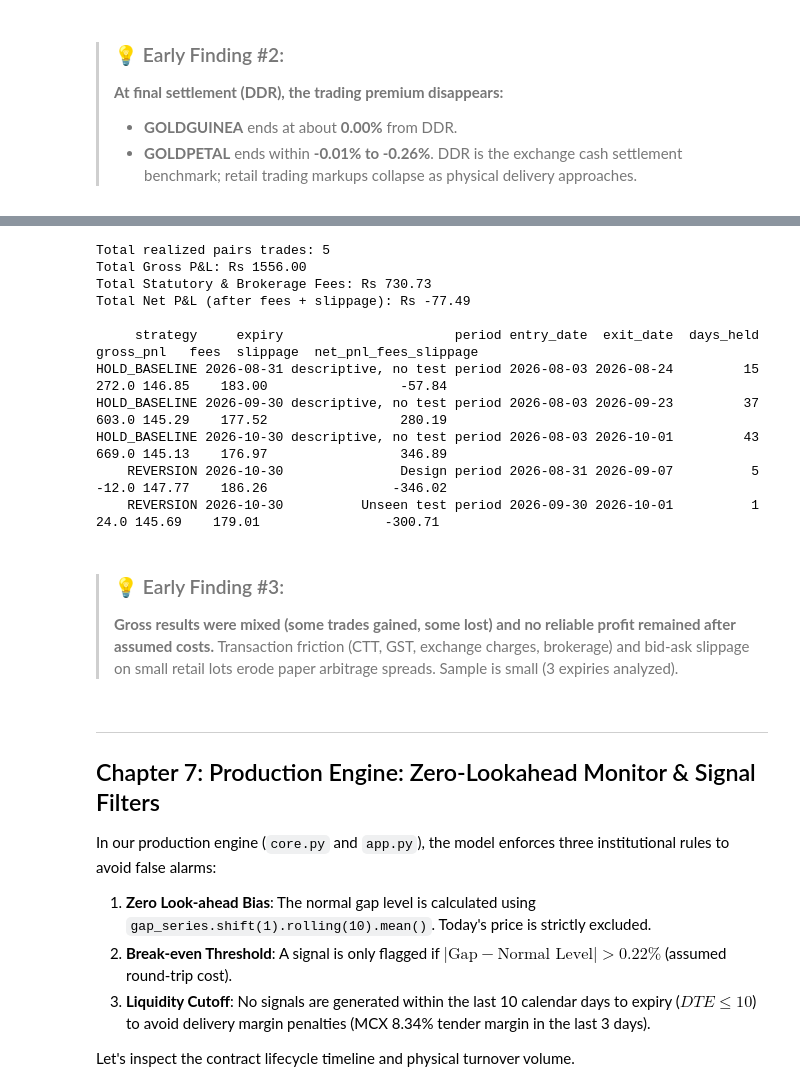
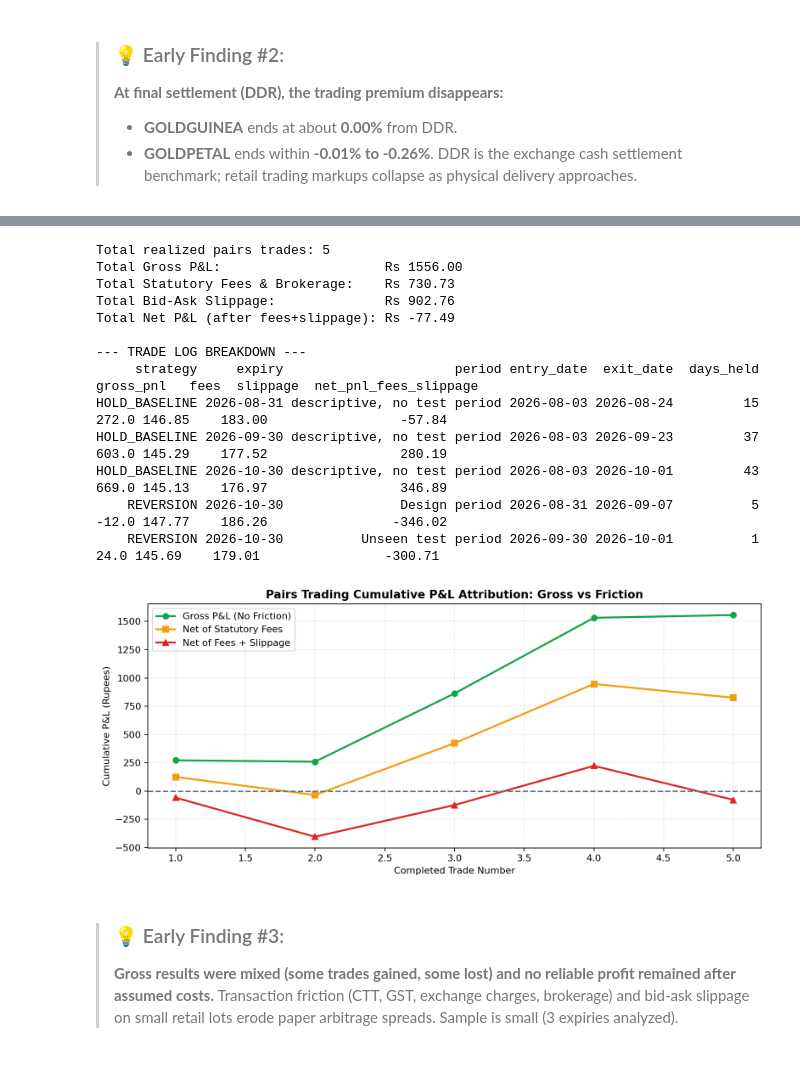
Before and after one commit to dhir-1/Mcx-gold-dhir, a Jupyter notebook: walkthrough.ipynb, the cells around one changed output, grey strips where cells are left out. Cells and saved outputs as stored; diff of their text form; code cells hidden in the pictures.

```diff
--- a/walkthrough.ipynb
+++ b/walkthrough.ipynb
@@ -272,40 +359,48 @@ Let's inspect the realized trade log from `results_bt/trades.csv`.
 # %%
-# Load realized backtest trades
+# Load realized backtest trades from results_bt/trades.csv
 df_trades = core.load_trades_data("results_bt/trades.csv")
 display_cols = ['strategy', 'expiry', 'period', 'entry_date', 'exit_date', 'days_held', 'gross_pnl', 'fees', 'slippage', 'net_pnl_fees_slippage']
 existing_cols = [c for c in display_cols if c in df_trades.columns]
+
 print(f"Total realized pairs trades: {len(df_trades)}")
-if 'gross_pnl' in df_trades.columns:
-    print(f"Total Gross P&L: Rs {df_trades['gross_pnl'].sum():.2f}")
-if 'fees' in df_trades.columns:
-    print(f"Total Statutory & Brokerage Fees: Rs {df_trades['fees'].sum():.2f}")
-if 'net_pnl_fees_slippage' in df_trades.columns:
-    print(f"Total Net P&L (after fees + slippage): Rs {df_trades['net_pnl_fees_slippage'].sum():.2f}")
+print(f"Total Gross P&L:                     Rs {df_trades['gross_pnl'].sum():.2f}")
+print(f"Total Statutory Fees & Brokerage:    Rs {df_trades['fees'].sum():.2f}")
+print(f"Total Bid-Ask Slippage:              Rs {df_trades['slippage'].sum():.2f}")
+print(f"Total Net P&L (after fees+slippage): Rs {df_trades['net_pnl_fees_slippage'].sum():.2f}")
 
-df_trades[existing_cols]
+print("\n--- TRADE LOG BREAKDOWN ---")
+print(df_trades[existing_cols].to_string(index=False))
 # %% [output]
 Total realized pairs trades: 5
-Total Gross P&L: Rs 1556.00
-Total Statutory & Brokerage Fees: Rs 730.73
-Total Net P&L (after fees + slippage): Rs -77.49
+Total Gross P&L:                     Rs 1556.00
+Total Statutory Fees & Brokerage:    Rs 730.73
+Total Bid-Ask Slippage:              Rs 902.76
+Total Net P&L (after fees+slippage): Rs -77.49
 
+--- TRADE LOG BREAKDOWN ---
      strategy     expiry                      period entry_date  exit_date  days_held  gross_pnl   fees  slippage  net_pnl_fees_slippage
 HOLD_BASELINE 2026-08-31 descriptive, no test period 2026-08-03 2026-08-24         15      272.0 146.85    183.00                 -57.84
 HOLD_BASELINE 2026-09-30 descriptive, no test period 2026-08-03 2026-09-23         37      603.0 145.29    177.52                 280.19
 HOLD_BASELINE 2026-10-30 descriptive, no test period 2026-08-03 2026-10-01         43      669.0 145.13    176.97                 346.89
     REVERSION 2026-10-30               Design period 2026-08-31 2026-09-07          5      -12.0 147.77    186.26                -346.02
     REVERSION 2026-10-30          Unseen test period 2026-09-30 2026-10-01          1       24.0 145.69    179.01                -300.71
+# %%
+# Plot cumulative P&L progression across trade sequence
+fig, ax = plt.subplots(figsize=(10, 4.5), dpi=160)
+trade_indices = range(1, len(df_trades) + 1)
+ax.plot(trade_indices, df_trades.sort_values('exit_date')['gross_pnl'].cumsum(), marker='o', label='Gross P&L (No Friction)', color='#16A34A', linewidth=2)
+ax.plot(trade_indices, df_trades.sort_values('exit_date')['net_pnl_fees'].cumsum(), marker='s', label='Net of Statutory Fees', color='#F59E0B', linewidth=2)
+ax.plot(trade_indices, df_trades.sort_values('exit_date')['net_pnl_fees_slippage'].cumsum(), marker='^', label='Net of Fees + Slippage', color='#DC2626', linewidth=2)
+ax.axhline(0.0, color="#64748B", linestyle="--")
+ax.set_title("Pairs Trading Cumulative P&L Attribution: Gross vs Friction", fontsize=12, fontweight="bold")
+ax.set_xlabel("Completed Trade Number")
+ax.set_ylabel("Cumulative P&L (Rupees)")
+ax.grid(True, linestyle=":", alpha=0.5)
+ax.legend()
+plt.show()
+# %% [output]
+[figure, added]
 # %% [markdown]
 > ### 💡 Early Finding #3:
 > **Gross results were mixed (some trades gained, some lost) and no reliable profit remained after assumed costs.**
 > Transaction friction (CTT, GST, exchange charges, brokerage) and bid-ask slippage on small retail lots erode paper arbitrage spreads. Sample is small (3 expiries analyzed).
-# %% [markdown]
----
-## Chapter 7: Production Engine: Zero-Lookahead Monitor & Signal Filters
-
-In our production engine (`core.py` and `app.py`), the model enforces three institutional rules to avoid false alarms:
-1. **Zero Look-ahead Bias**: The normal gap level is calculated using `gap_series.shift(1).rolling(10).mean()`. Today's price is strictly excluded.
-2. **Break-even Threshold**: A signal is only flagged if $|\text{Gap} - \text{Normal Level}| > 0.22\%$ (assumed round-trip cost).
-3. **Liquidity Cutoff**: No signals are generated within the last 10 calendar days to expiry ($DTE \le 10$) to avoid delivery margin penalties (MCX 8.34% tender margin in the last 3 days).
-
-Let's inspect the contract lifecycle timeline and physical turnover volume.
```
Also changed, not shown: parts of 20 cells of this notebook, 10 other files.
